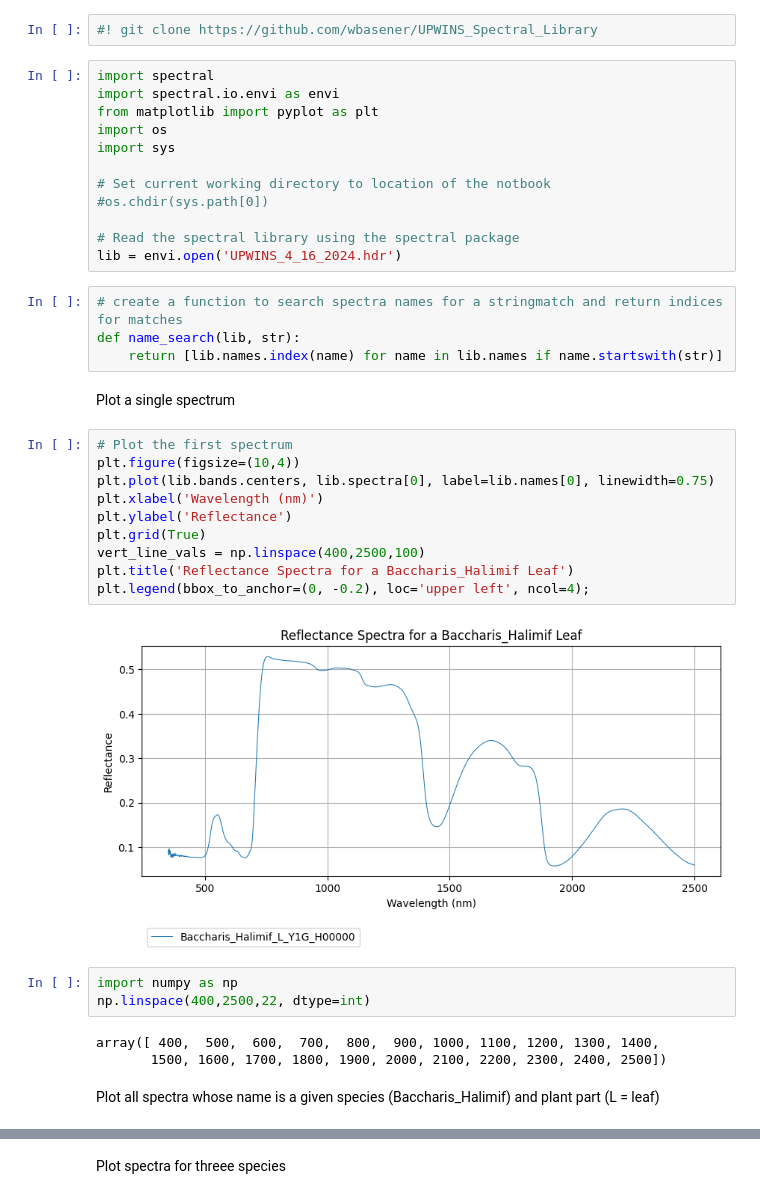
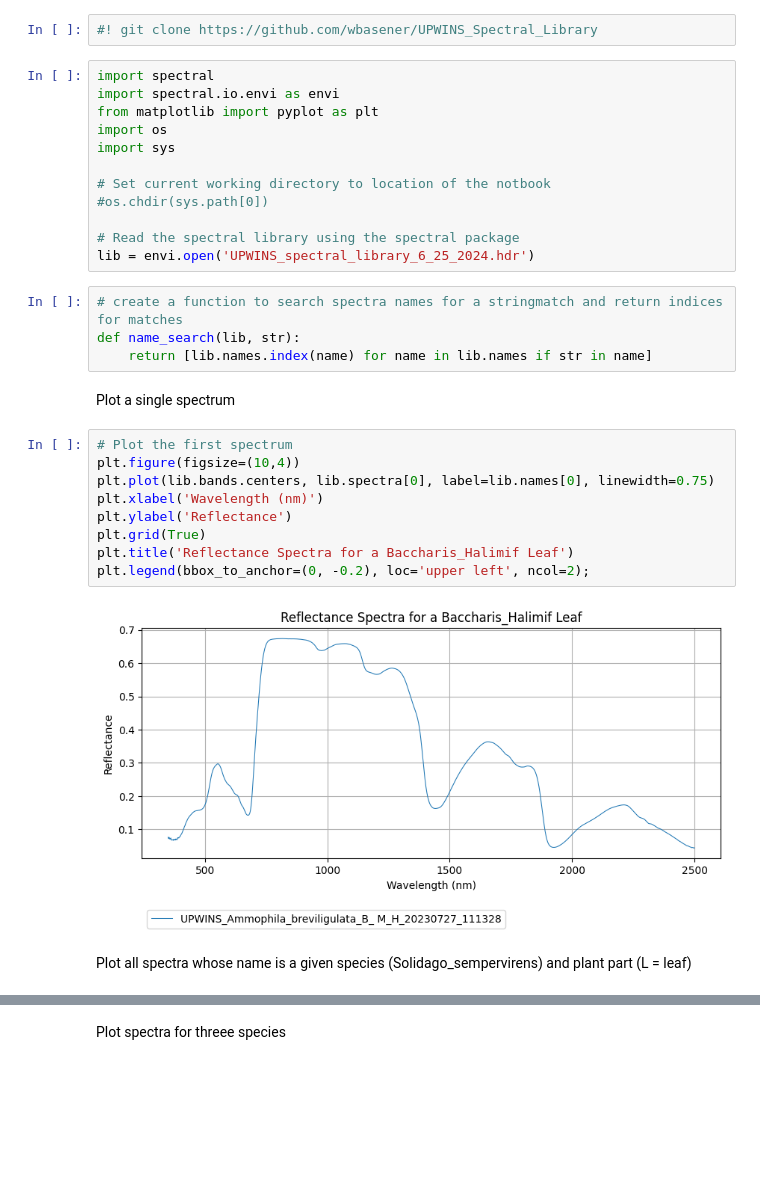
Before and after one commit to wbasener/UPWINS_Spectral_Library, a Jupyter notebook: spectral_library_searching_and_plotting.ipynb, the cells around one changed output, grey strips where cells are left out. Drawn from its saved outputs; the diff is of its cells as text; blank space fills up the shorter version.

```diff
--- a/spectral_library_searching_and_plotting.ipynb
+++ b/spectral_library_searching_and_plotting.ipynb
@@ -11,30 +11,23 @@ import sys
 #os.chdir(sys.path[0])
 
 # Read the spectral library using the spectral package
-lib = envi.open('UPWINS_4_16_2024.hdr')
+lib = envi.open('UPWINS_spectral_library_6_25_2024.hdr')
 # %%
 # create a function to search spectra names for a stringmatch and return indices for matches
 def name_search(lib, str):
-    return [lib.names.index(name) for name in lib.names if name.startswith(str)]
+    return [lib.names.index(name) for name in lib.names if str in name]
 # %% [markdown]
 Plot a single spectrum
 # %%
 # Plot the first spectrum
 plt.figure(figsize=(10,4))
 plt.plot(lib.bands.centers, lib.spectra[0], label=lib.names[0], linewidth=0.75)
 plt.xlabel('Wavelength (nm)')
 plt.ylabel('Reflectance')
 plt.grid(True)
-vert_line_vals = np.linspace(400,2500,100)
 plt.title('Reflectance Spectra for a Baccharis_Halimif Leaf')
-plt.legend(bbox_to_anchor=(0, -0.2), loc='upper left', ncol=4);
+plt.legend(bbox_to_anchor=(0, -0.2), loc='upper left', ncol=2);
 # %% [output]
-[figure, old version]
+[figure, new version]
-# %%
-import numpy as np
-np.linspace(400,2500,22, dtype=int)
-# %% [output]
-array([ 400,  500,  600,  700,  800,  900, 1000, 1100, 1200, 1300, 1400,
-       1500, 1600, 1700, 1800, 1900, 2000, 2100, 2200, 2300, 2400, 2500])
 # %% [markdown]
-Plot all spectra whose name is a given species (Baccharis_Halimif) and plant part (L = leaf)
+Plot all spectra whose name is a given species (Solidago_sempervirens) and plant part (L = leaf)
```
Also changed, not shown: parts of 3 cells of this notebook.
